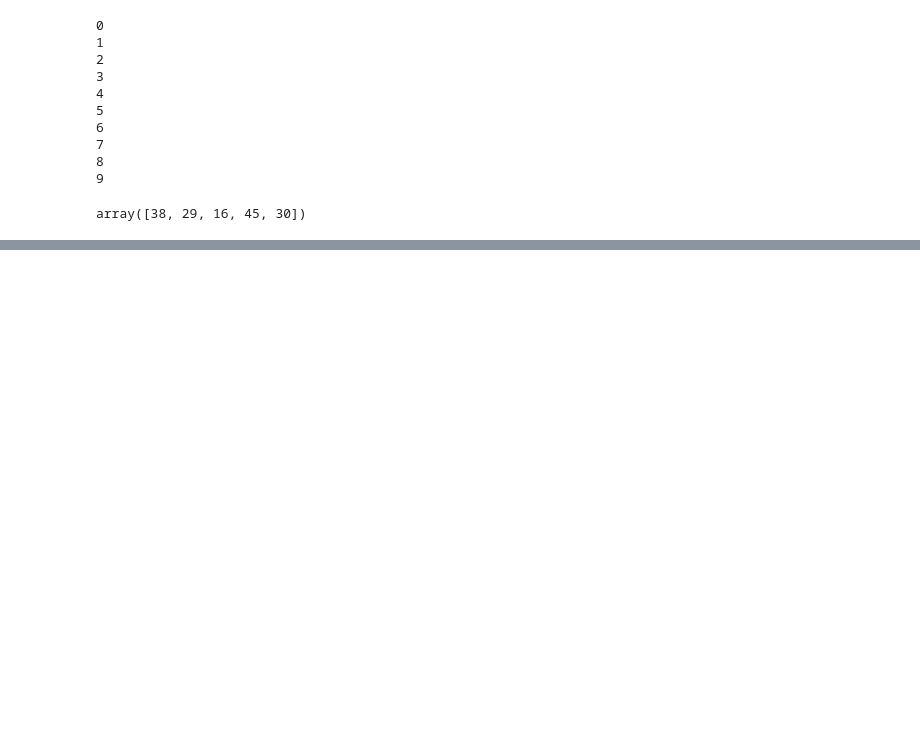
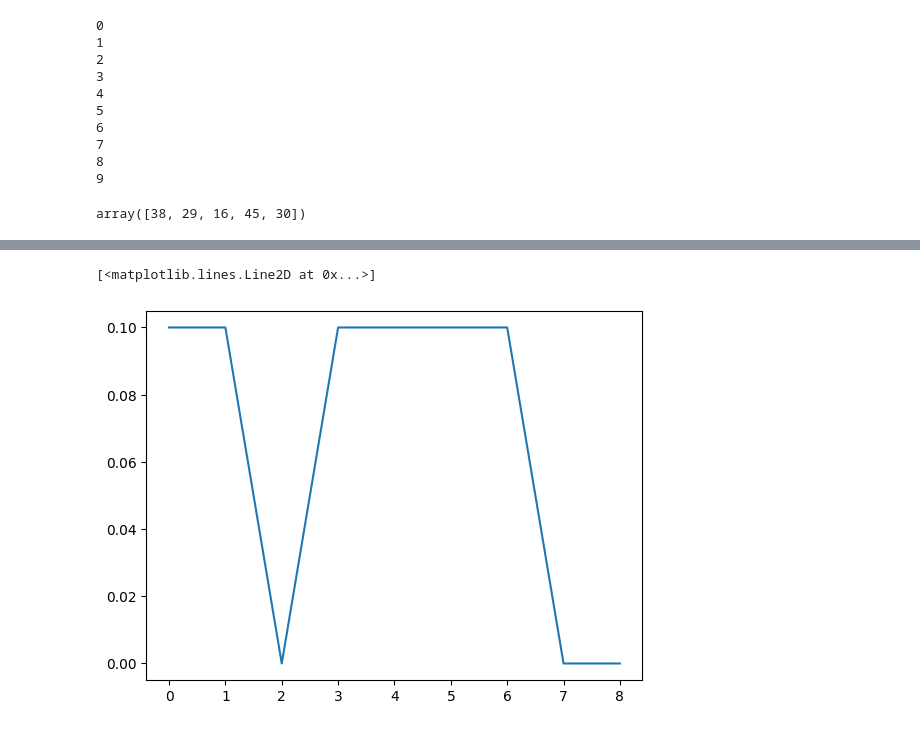
Before and after one commit to Dseg123/interp-planning, a Jupyter notebook: interp-planning-v2/visualize_results.ipynb, the cells around one changed output, grey strips where cells are left out. Drawn from its saved outputs; the diff is of its cells as text; code cells hidden in the pictures; blank space fills up the shorter version.

```diff
--- a/interp-planning-v2/visualize_results.ipynb
+++ b/interp-planning-v2/visualize_results.ipynb
@@ -374,0 +391,5 @@ array([38, 29, 16, 45, 30])
+# %%
+plt.plot(history['success_rate'])
+# %% [output]
+[<matplotlib.lines.Line2D at 0x...>]
+[figure, added]
```
Also changed, not shown: parts of 11 cells of this notebook, 5 other files.
